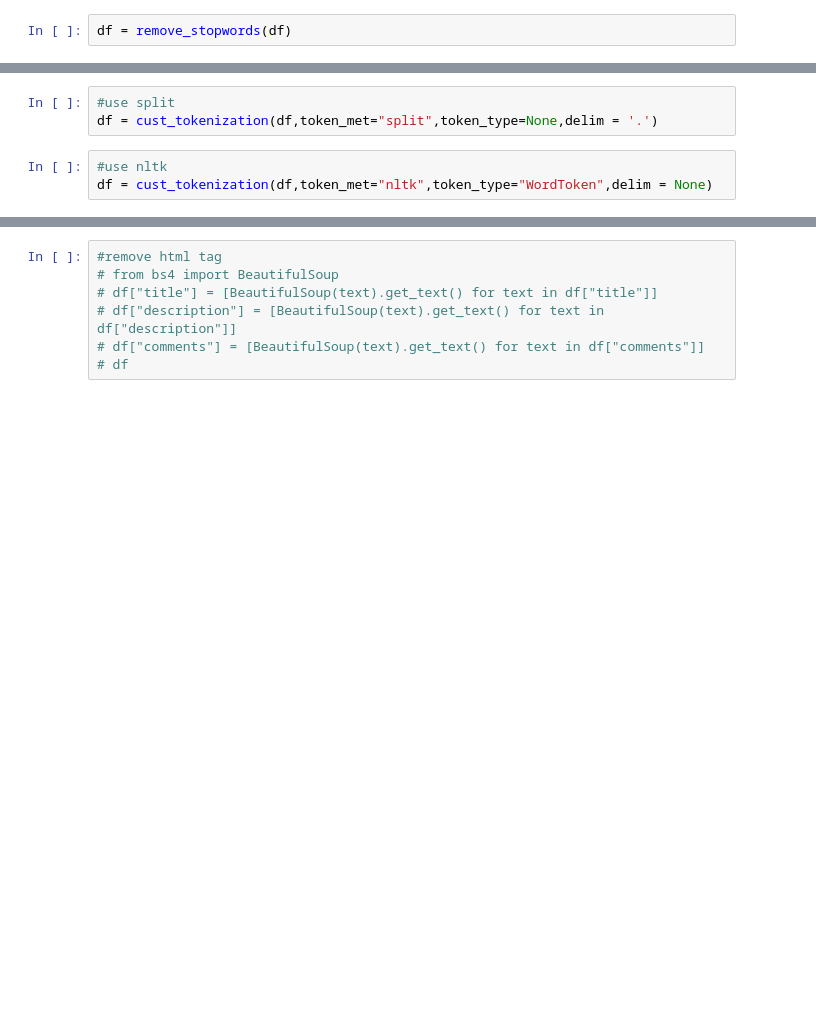
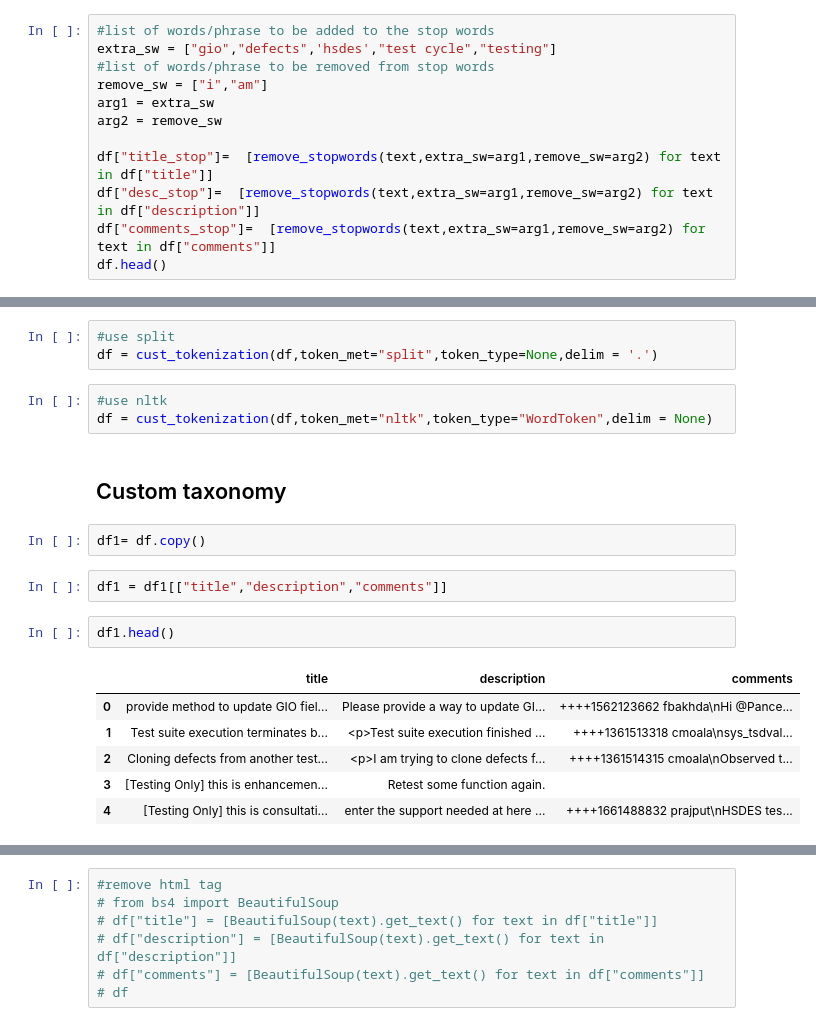
Before and after one commit to NicoleNL/ML-Track, a Jupyter notebook: Similarity_analytics_20210921.ipynb, the cells around one changed output, grey strips where cells are left out. Drawn from its saved outputs; the diff is of its cells as text; blank space fills up the shorter version.

```diff
--- a/Similarity_analytics_20210921.ipynb
+++ b/Similarity_analytics_20210921.ipynb
@@ -430,4 +406,14 @@ def remove_stopwords(df):
-# %%
-df = remove_stopwords(df)
+# %%
+#list of words/phrase to be added to the stop words
+extra_sw = ["gio","defects",'hsdes',"test cycle","testing"]
+#list of words/phrase to be removed from stop words
+remove_sw = ["i","am"]
+arg1 = extra_sw
+arg2 = remove_sw
+
+df["title_stop"]=  [remove_stopwords(text,extra_sw=arg1,remove_sw=arg2) for text in df["title"]]
+df["desc_stop"]=  [remove_stopwords(text,extra_sw=arg1,remove_sw=arg2) for text in df["description"]]
+df["comments_stop"]=  [remove_stopwords(text,extra_sw=arg1,remove_sw=arg2) for text in df["comments"]]
+df.head()
 # %%
 df.iloc[149,1]
@@ -569,3 +539,18 @@ df = cust_tokenization(df,token_met="split",token_type=None,delim = '.')
 # %%
 #use nltk
 df = cust_tokenization(df,token_met="nltk",token_type="WordToken",delim = None)
+# %% [markdown]
+## Custom taxonomy
+# %%
+df1= df.copy()
+# %%
+df1 = df1[["title","description","comments"]]
+# %%
+df1.head()
+# %% [output]
+|  | title | description | comments |
+| 0 | provide method to update GIO fiel... | Please provide a way to update GI... | ++++1562123662 fbakhda\nHi @Pance... |
+| 1 | Test suite execution terminates b... | <p>Test suite execution finished ... | ++++1361513318 cmoala\nsys_tsdval... |
+| 2 | Cloning defects from another test... | <p>I am trying to clone defects f... | ++++1361514315 cmoala\nObserved t... |
+| 3 | [Testing Only] this is enhancemen... | Retest some function again. |  |
+| 4 | [Testing Only] this is consultati... | enter the support needed at here ... | ++++1661488832 prajput\nHSDES tes... |
```
Also changed, not shown: parts of 37 cells of this notebook.
